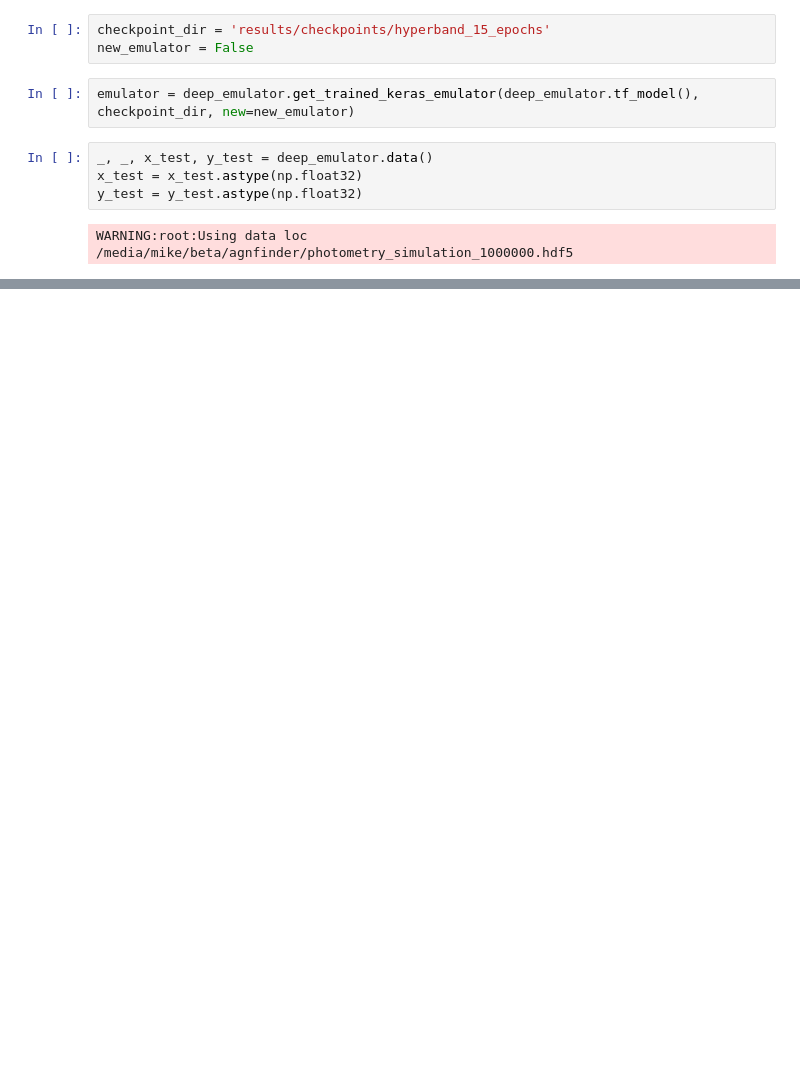
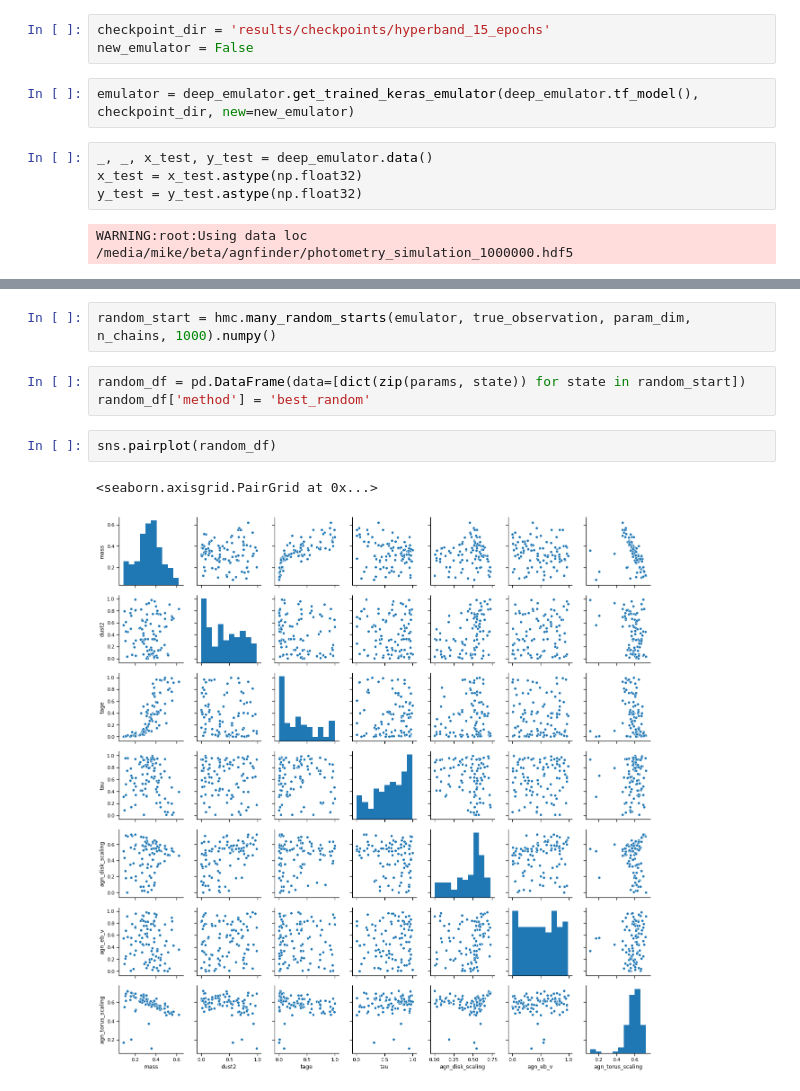
Before and after one commit to mwalmsley/agnfinder, a Jupyter notebook: notebooks/inference/initial_starts.ipynb, the cells around one changed output, grey strips where cells are left out. Drawn from its saved outputs; the diff is of its cells as text; blank space fills up the shorter version.

```diff
--- a/notebooks/inference/initial_starts.ipynb
+++ b/notebooks/inference/initial_starts.ipynb
@@ -44,0 +75,10 @@ true_observation = deep_emulator.denormalise_photometry(y_test[galaxy_n])
+# %%
+random_start = hmc.many_random_starts(emulator, true_observation, param_dim, n_chains, 1000).numpy()
+# %%
+random_df = pd.DataFrame(data=[dict(zip(params, state)) for state in random_start])
+random_df['method'] = 'best_random'
+# %%
+sns.pairplot(random_df)
+# %% [output]
+<seaborn.axisgrid.PairGrid at 0x...>
+[figure, added]
```
Also changed, not shown: parts of 44 cells of this notebook, 6 other files.
